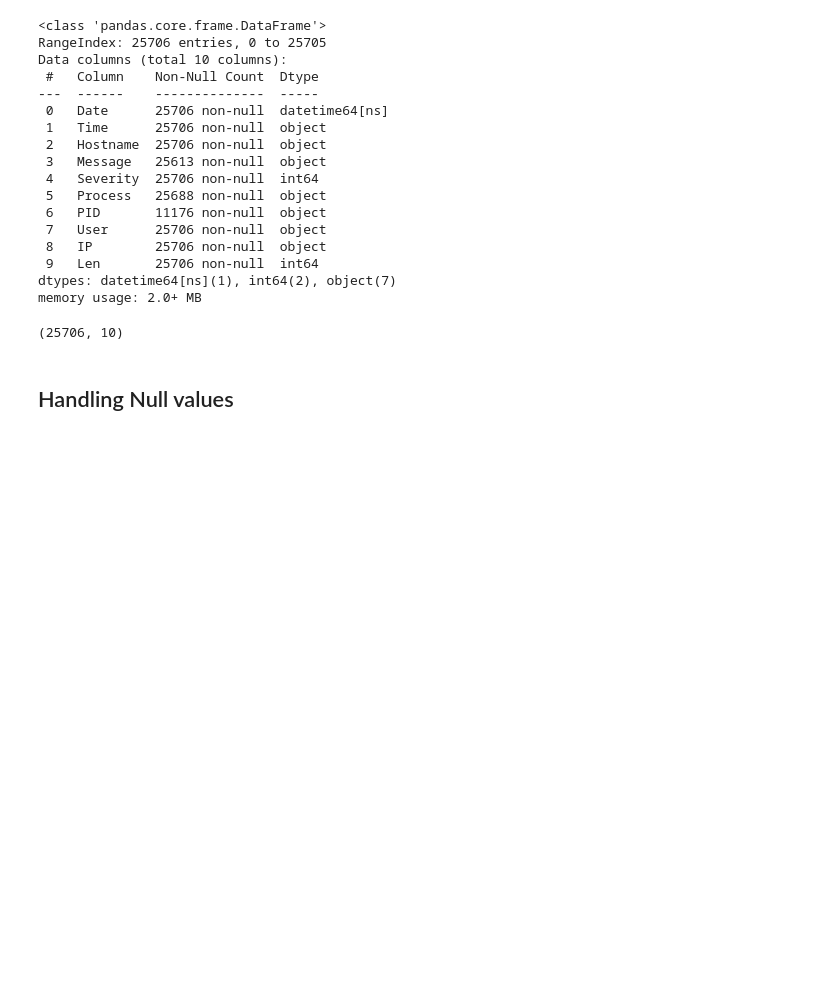
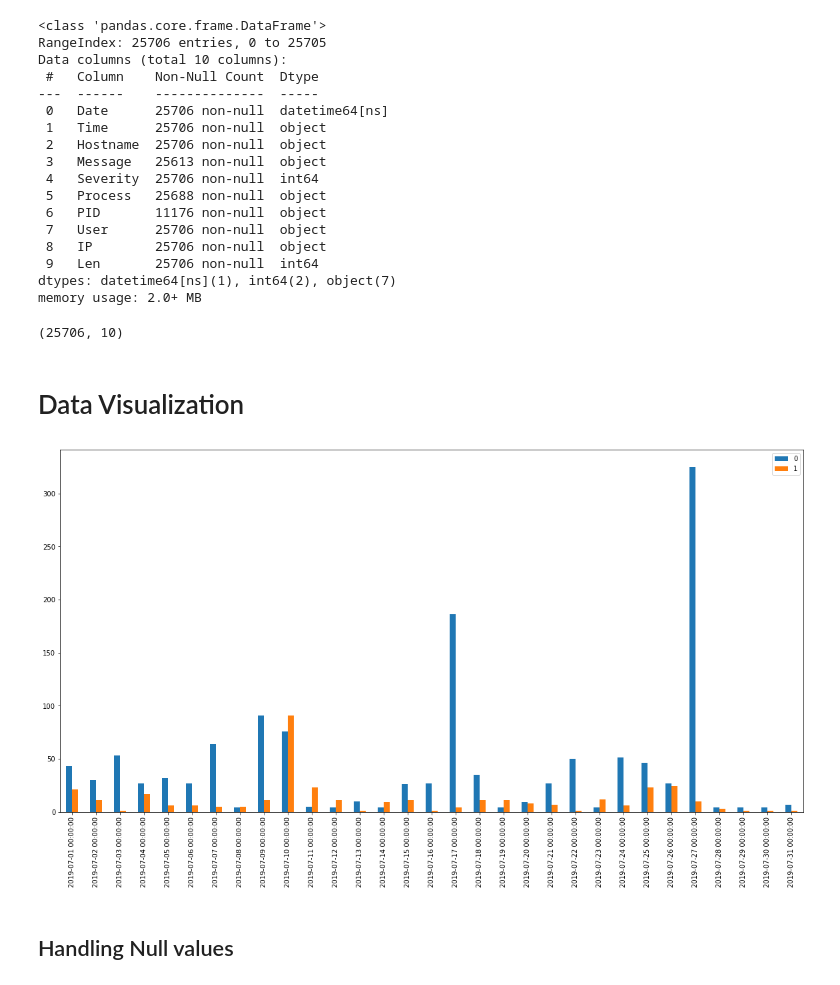
Before and after one commit to SweetyPatel3013/log-analyzer, a Jupyter notebook: march13.ipynb, the cells around one changed output. Cells and saved outputs as stored; diff of their text form; code cells hidden in the pictures; blank space fills up the shorter version.

```diff
--- a/march13.ipynb
+++ b/march13.ipynb
@@ -57,6 +57,23 @@ memory usage: 2.0+ MB
 print(df.shape)
 # %% [output]
 (25706, 10)
+# %% [markdown]
+# Data Visualization
+# %%
+import matplotlib.pyplot as plt
+plt.rcParams["figure.figsize"] = (20,10)
+# %%
+daily_log_count = {}
+df_dtgrp = df.groupby('Date')['Severity']
+for date, grp in df_dtgrp:
+    daily_log_count[date] = dict(grp.value_counts())
+
+df_bar = pd.DataFrame(data=daily_log_count).T
+df_bar.index.astype('datetime64[ns]')
+df_bar.sort_index(inplace=True)
+df_bar.loc['2019-07-01':'2019-07-31'].plot(kind='bar');
+# %% [output]
+[figure, added]
 # %% [markdown]
 ## Handling Null values
 # %%
```
Also changed, not shown: parts of 12 cells of this notebook.
